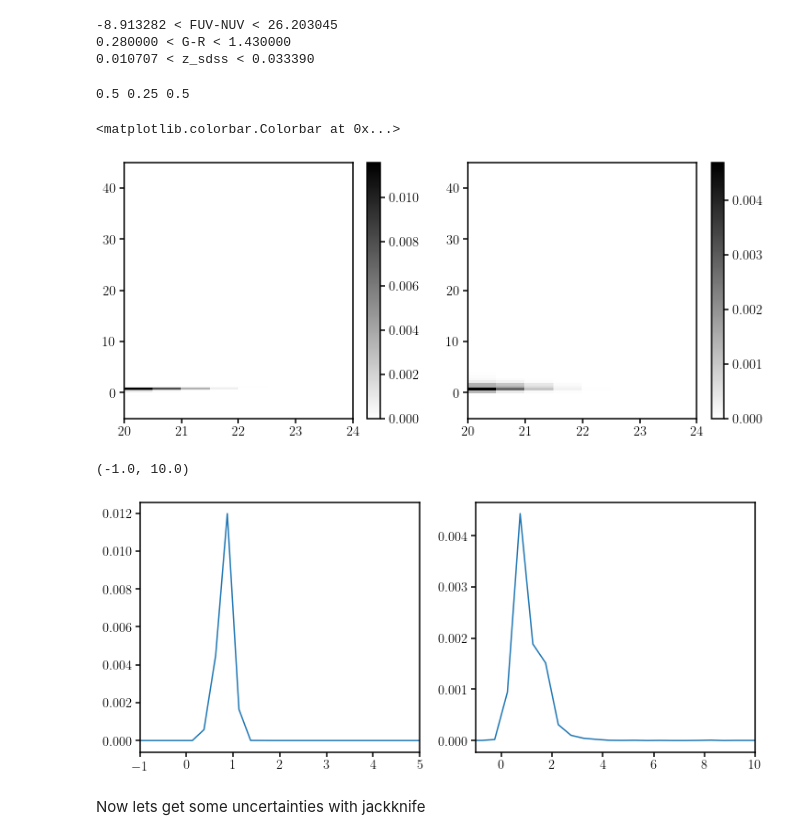
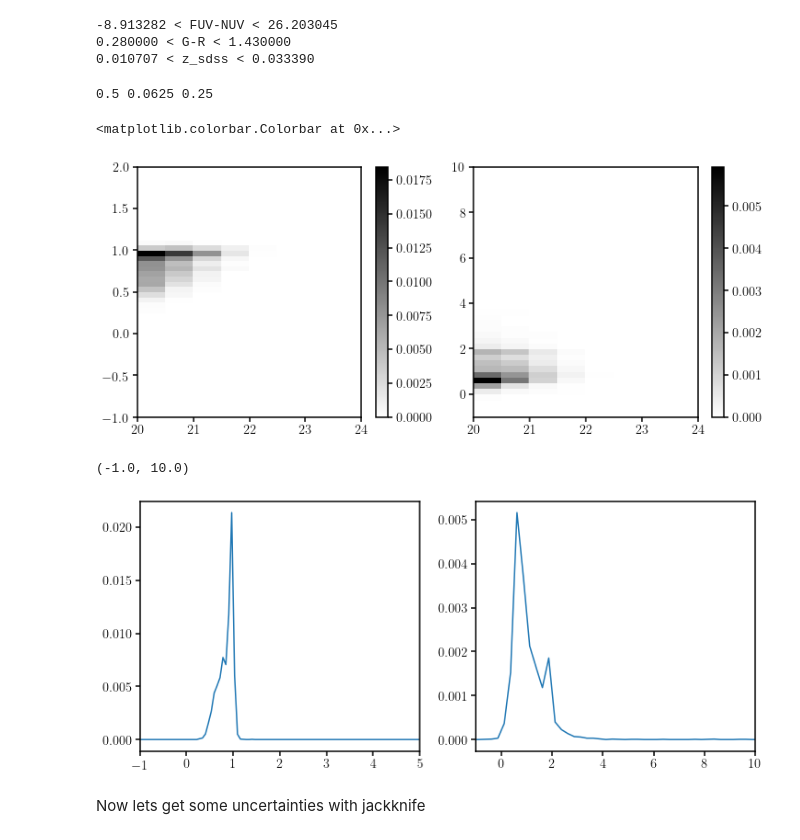
Before and after one commit to IQcollaboratory/galpopFM, a Jupyter notebook: nb/observable.ipynb, the cells around one changed output. Cells and saved outputs as stored; diff of their text form; code cells hidden in the pictures.

```diff
--- a/nb/observable.ipynb
+++ b/nb/observable.ipynb
@@ -58,8 +59,8 @@ vol_sdss = (cosmo.comoving_volume(zmax).value - cosmo.comoving_volume(zmin).valu
 data_vector = np.array([-1.*Rmag, G_R, FUV_NUV]).T
 # %%
 # don't touch these values!
-nbins = [8, 200, 100]
-ranges = [(20, 24), (-5., 45.), (-5, 45.)]
+nbins = [8, 400, 200]
+ranges = [(20, 24), (-5., 20.), (-5, 45.)]
 # %%
 Nbins, edges = np.histogramdd(data_vector, bins=nbins, range=ranges)
 r_edges = edges[0]
@@ -71,7 +72,7 @@ dgr = gr_edges[1] - gr_edges[0]
 dfn = fn_edges[1] - fn_edges[0]
 print(dr, dgr, dfn)
 # %% [output]
-0.5 0.25 0.5
+0.5 0.0625 0.25
 # %%
 rho = Nbins.astype(float) / vol_sdss / dr / dgr / dfn
 rho_r_gr = dfn * np.sum(rho, axis=2)
@@ -81,15 +82,17 @@ rho_fn = dr * np.sum(rho_r_fn, axis=0)
 # %%
 fig = plt.figure(figsize=(12,5))
 sub = fig.add_subplot(121)
 h = sub.pcolormesh(r_edges, gr_edges, rho_r_gr.T, cmap='gist_gray_r')
+sub.set_ylim(-1., 2.)
 plt.colorbar(h, ax=sub)
 
 sub = fig.add_subplot(122)
 h = sub.pcolormesh(r_edges, fn_edges, rho_r_fn.T, cmap='gist_gray_r')
+sub.set_ylim(-1., 10.)
 plt.colorbar(h, ax=sub)
 # %% [output]
 <matplotlib.colorbar.Colorbar at 0x...>
-[figure, old version]
+[figure, new version]
 # %%
 fig = plt.figure(figsize=(12,5))
 sub = fig.add_subplot(121)
@@ -101,7 +104,7 @@ sub.plot(0.5*(fn_edges[1:] + fn_edges[:-1]), rho_fn)
 sub.set_xlim(-1., 10.)
 # %% [output]
 (-1.0, 10.0)
-[figure, old version]
+[figure, new version]
 # %% [markdown]
 Now lets get some uncertainties with jackknife
 # %%
```
Also changed, not shown: parts of 2 cells of this notebook, 2 other files.
